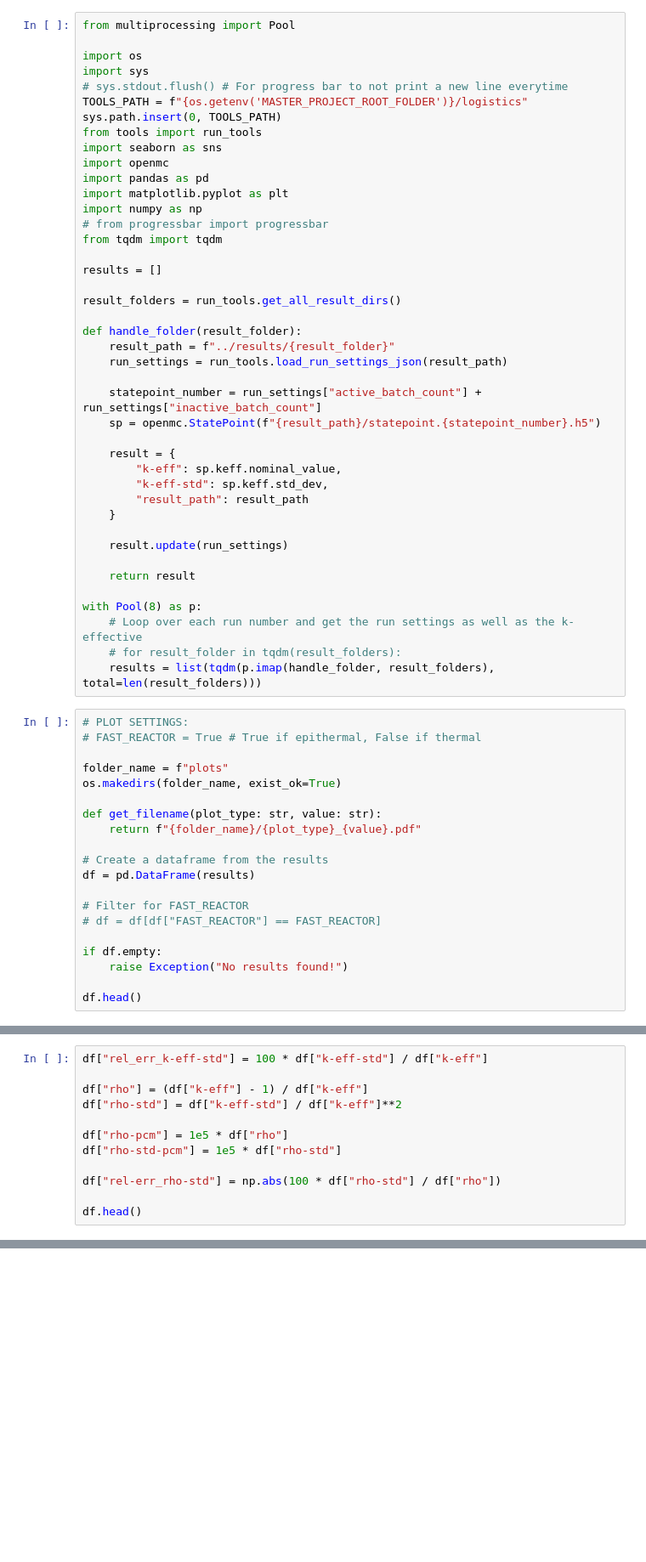
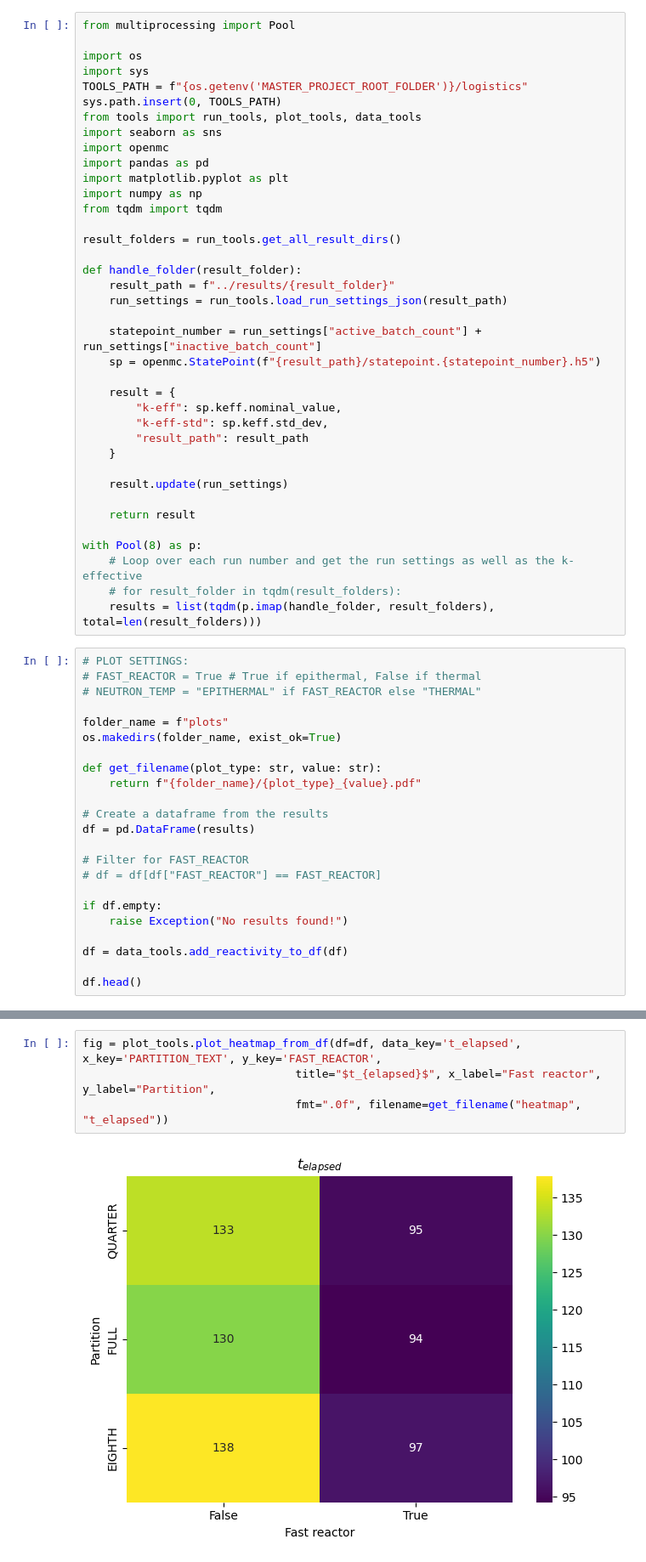
Before and after one commit to Kladdy/master-project, a Jupyter notebook: analysis/runs/R4/plotting/plot.ipynb, the cells around one changed output, grey strips where cells are left out. Shown at 85% size. Drawn from its saved outputs; the diff is of its cells as text; blank space fills up the shorter version.

```diff
--- a/analysis/runs/R4/plotting/plot.ipynb
+++ b/analysis/runs/R4/plotting/plot.ipynb
@@ -3,19 +3,15 @@ from multiprocessing import Pool
 
 import os
 import sys
-# sys.stdout.flush() # For progress bar to not print a new line everytime
 TOOLS_PATH = f"{os.getenv('MASTER_PROJECT_ROOT_FOLDER')}/logistics"
 sys.path.insert(0, TOOLS_PATH)
-from tools import run_tools
+from tools import run_tools, plot_tools, data_tools
 import seaborn as sns
 import openmc
 import pandas as pd
 import matplotlib.pyplot as plt
 import numpy as np
-# from progressbar import progressbar
 from tqdm import tqdm
-
-results = []
 
 result_folders = run_tools.get_all_result_dirs()
 
@@ -43,6 +39,7 @@ with Pool(8) as p:
 # %%
 # PLOT SETTINGS:
 # FAST_REACTOR = True # True if epithermal, False if thermal
+# NEUTRON_TEMP = "EPITHERMAL" if FAST_REACTOR else "THERMAL"
 
 folder_name = f"plots"
 os.makedirs(folder_name, exist_ok=True)
@@ -59,6 +56,8 @@ df = pd.DataFrame(results)
 if df.empty:
     raise Exception("No results found!")
 
+df = data_tools.add_reactivity_to_df(df)
+
 df.head()
 # %% [output]
 |  | k-eff | k-eff-std | result_path | FAST_REACTOR | PARTITION_TEXT | particle_count | active_batch_count | ... |
@@ -67,15 +66,3 @@ df.head()
 | 2 | 0.990567 | 0.000312 | ../results/RUNDATA_R4_3 | False | QUARTER | 30000 | 300 | ... |
 | 3 | 0.990502 | 0.000312 | ../results/RUNDATA_R4_4 | False | FULL | 30000 | 300 | ... |
 | 4 | 0.690211 | 0.000220 | ../results/RUNDATA_R4_5 | True | EIGHTH | 30000 | 300 | ... |
-# %%
-df["rel_err_k-eff-std"] = 100 * df["k-eff-std"] / df["k-eff"]
-
-df["rho"] = (df["k-eff"] - 1) / df["k-eff"]
-df["rho-std"] = df["k-eff-std"] / df["k-eff"]**2
-
-df["rho-pcm"] = 1e5 * df["rho"]
-df["rho-std-pcm"] = 1e5 * df["rho-std"]
-
-df["rel-err_rho-std"] = np.abs(100 * df["rho-std"] / df["rho"])
-
-df.head()
@@ -112,0 +75,6 @@ plt.savefig(get_filename("heatmap", "t_elapsed"))
+# %%
+fig = plot_tools.plot_heatmap_from_df(df=df, data_key='t_elapsed', x_key='PARTITION_TEXT', y_key='FAST_REACTOR',
+                                title="$t_{elapsed}$", x_label="Fast reactor", y_label="Partition",
+                                fmt=".0f", filename=get_filename("heatmap", "t_elapsed"))
+# %% [output]
+[figure, added]
```
Also changed, not shown: parts of 5 cells of this notebook, 11 other files.
